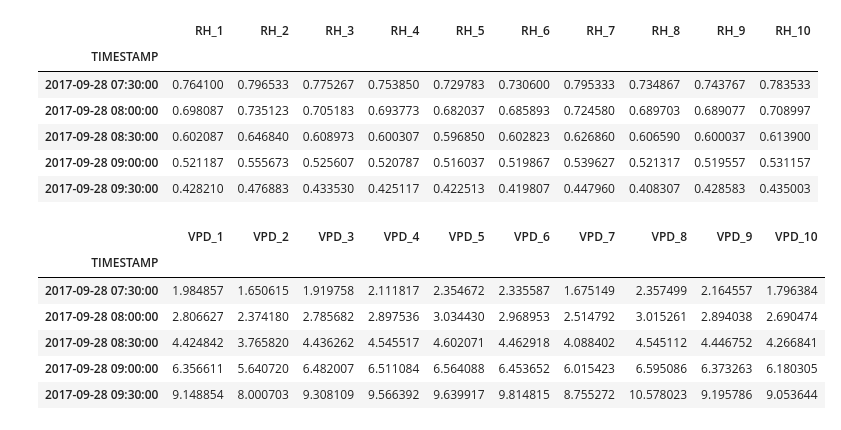
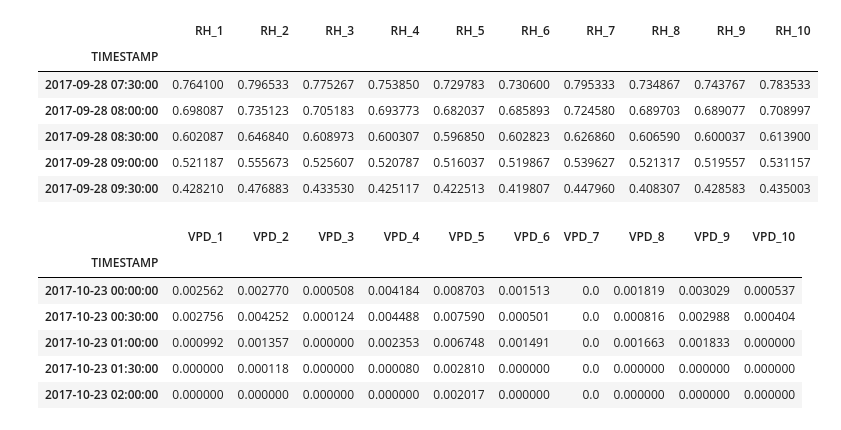
Before and after one commit to katelynayu/WSSS, a Jupyter notebook: Vapor Pressure Deficit.ipynb, the cells around one changed output. Cells and saved outputs as stored; diff of their text form; code cells hidden in the pictures.

```diff
--- a/Vapor Pressure Deficit.ipynb
+++ b/Vapor Pressure Deficit.ipynb
@@ -144,9 +145,7 @@ WS_P1.head()
 def svp(T):
     L = 2.5 * math.pow(10,6) #J/kg
     R_v = 461 #J /(kg K)
-    return (.611 * math.exp((L/R_v)*((1/273)-(1/T)))) * 760/101.325
-
-#svp = np.vectorize(svp)
+    return (.611 * math.exp((L/R_v)*((1/273)-(1/T)))) #* 760/101.325
 # %%
 #SVP = svp(CS215_resample)
 #print(SVP)
@@ -171,19 +170,20 @@ def partialpressure(RH, svp): #partial pressure of water vapor
     return np.multiply(RH,svp)
 
 #RH_resample.dot(CS215_resample)
-pp = np.multiply(SVP1, RH_resample)
+pp = np.multiply(SVP_resample, RH_resample)
 # %%
 vpd = SVP_resample.subtract(pp)
 vpd1 = vpd.rename(columns=lambda x: x.replace('AirTC', 'VPD'))
+vpd1 = vpd1[1185:1521]
 vpd1.head()
 # %% [output]
 |  | VPD_1 | VPD_2 | VPD_3 | VPD_4 | VPD_5 | VPD_6 | VPD_7 | VPD_8 | VPD_9 | VPD_10 |
 | TIMESTAMP |  |  |  |  |  |  |  |  |  |  |
-| 2017-09-28 07:30:00 | 1.984857 | 1.650615 | 1.919758 | 2.111817 | 2.354672 | 2.335587 | 1.675149 | 2.357499 | 2.164557 | 1.796384 |
-| 2017-09-28 08:00:00 | 2.806627 | 2.374180 | 2.785682 | 2.897536 | 3.034430 | 2.968953 | 2.514792 | 3.015261 | 2.894038 | 2.690474 |
-| 2017-09-28 08:30:00 | 4.424842 | 3.765820 | 4.436262 | 4.545517 | 4.602071 | 4.462918 | 4.088402 | 4.545112 | 4.446752 | 4.266841 |
-| 2017-09-28 09:00:00 | 6.356611 | 5.640720 | 6.482007 | 6.511084 | 6.564088 | 6.453652 | 6.015423 | 6.595086 | 6.373263 | 6.180305 |
-| 2017-09-28 09:30:00 | 9.148854 | 8.000703 | 9.308109 | 9.566392 | 9.639917 | 9.814815 | 8.755272 | 10.578023 | 9.195786 | 9.053644 |
+| 2017-10-23 00:00:00 | 0.002562 | 0.002770 | 0.000508 | 0.004184 | 0.008703 | 0.001513 | 0.0 | 0.001819 | 0.003029 | 0.000537 |
+| 2017-10-23 00:30:00 | 0.002756 | 0.004252 | 0.000124 | 0.004488 | 0.007590 | 0.000501 | 0.0 | 0.000816 | 0.002988 | 0.000404 |
+| 2017-10-23 01:00:00 | 0.000992 | 0.001357 | 0.000000 | 0.002353 | 0.006748 | 0.001491 | 0.0 | 0.001663 | 0.001833 | 0.000000 |
+| 2017-10-23 01:30:00 | 0.000000 | 0.000118 | 0.000000 | 0.000080 | 0.002810 | 0.000000 | 0.0 | 0.000000 | 0.000000 | 0.000000 |
+| 2017-10-23 02:00:00 | 0.000000 | 0.000000 | 0.000000 | 0.000000 | 0.002017 | 0.000000 | 0.0 | 0.000000 | 0.000000 | 0.000000 |
 # %%
 def timeseries(df):
     for sensor in df.columns:
```
Also changed, not shown: parts of 5 cells of this notebook, 1 other file.
